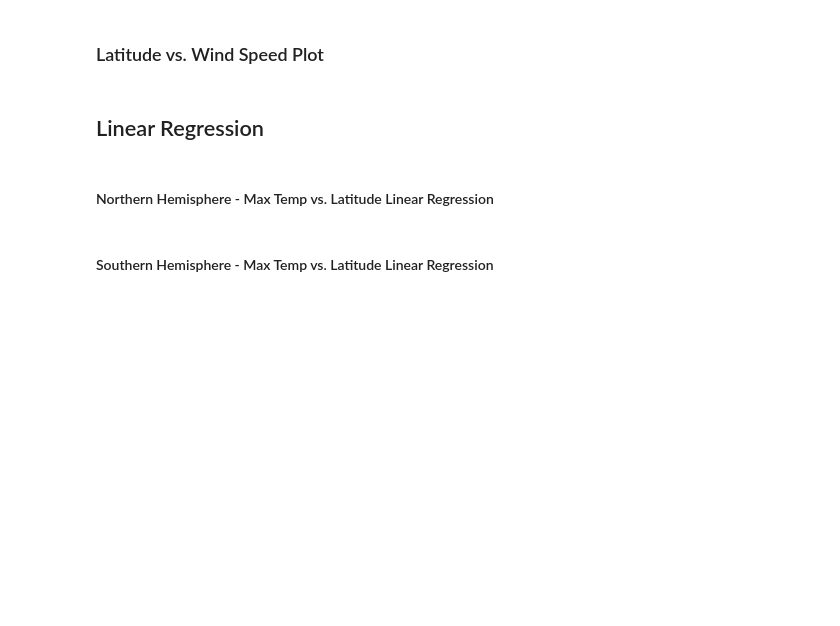
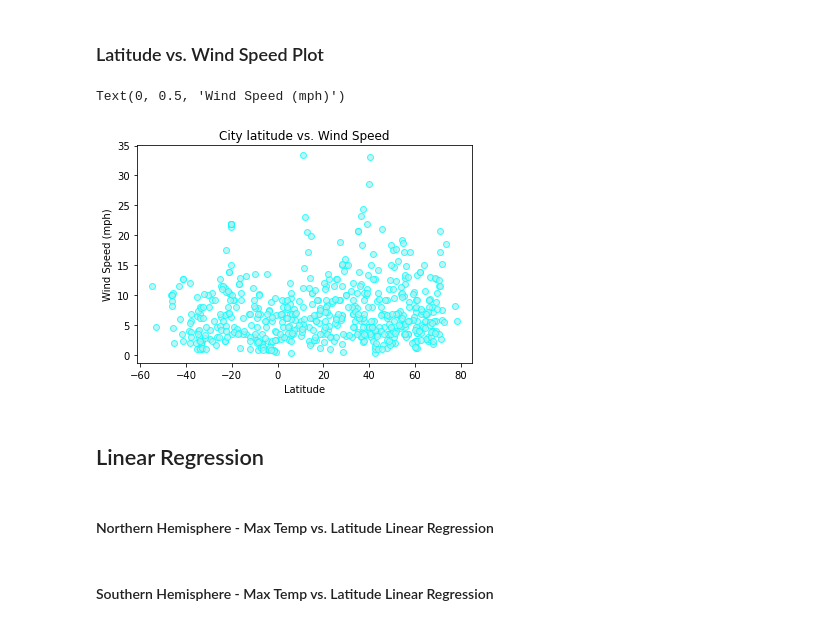
Before and after one commit to mgeffroy/Python_api_challenge, a Jupyter notebook: WeatherPy/Weather/WeatherPy.ipynb, the cells around one changed output. Saved outputs shown, nothing was run; the diff lists cells and outputs as text; code cells hidden in the pictures; blank space fills up the shorter version.

```diff
--- a/WeatherPy/Weather/WeatherPy.ipynb
+++ b/WeatherPy/Weather/WeatherPy.ipynb
@@ -209,5 +236,16 @@ Text(0, 0.5, 'Max temperature (F°)')
 # %% [markdown]
 ### Latitude vs. Wind Speed Plot
+# %%
+#Create scatterplot
+plt.scatter(latitude_p, wind_sp, marker="o", facecolors="paleturquoise", edgecolors="cyan",
+             alpha=0.75)
+#Add title and labels to scatter plot
+plt.title( "City latitude vs. Wind Speed")
+plt.xlabel("Latitude")
+plt.ylabel("Wind Speed (mph)")
+# %% [output]
+Text(0, 0.5, 'Wind Speed (mph)')
+[figure, added]
 # %% [markdown]
 ## Linear Regression
 # %% [markdown]
```
Also changed, not shown: parts of 3 cells of this notebook.
